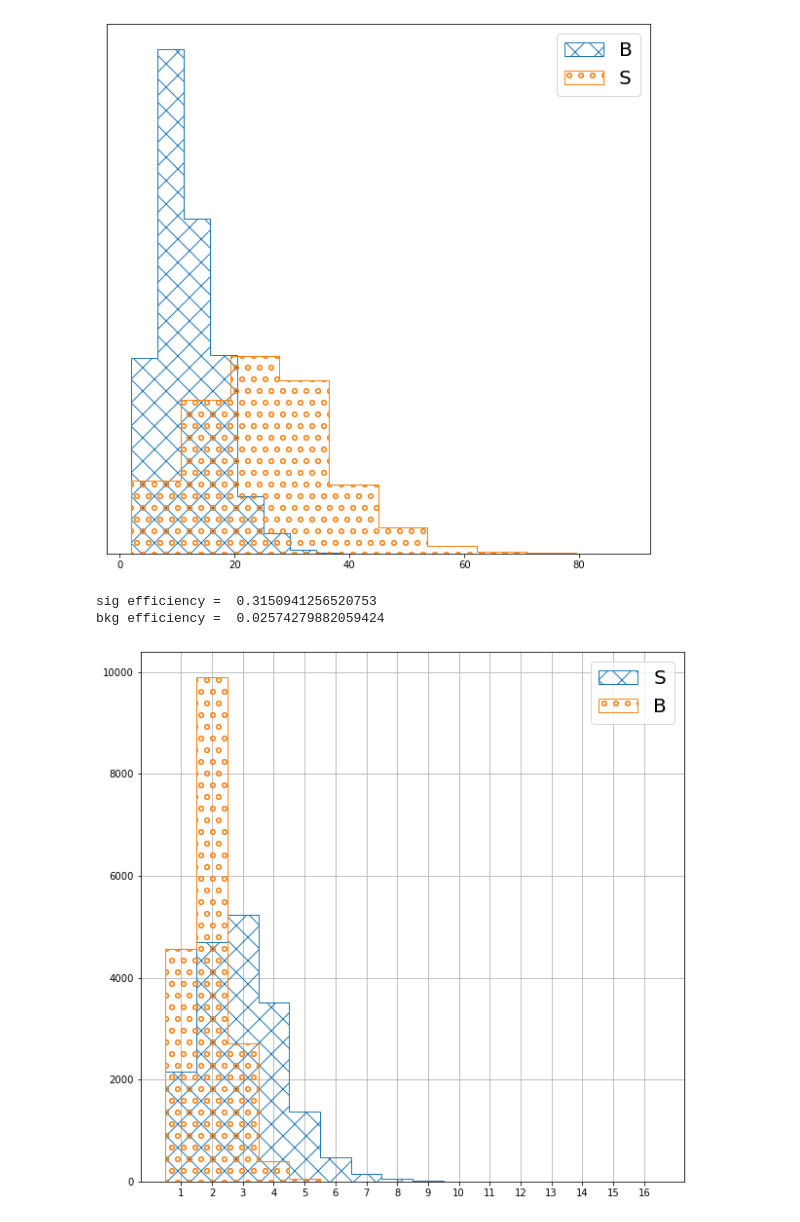
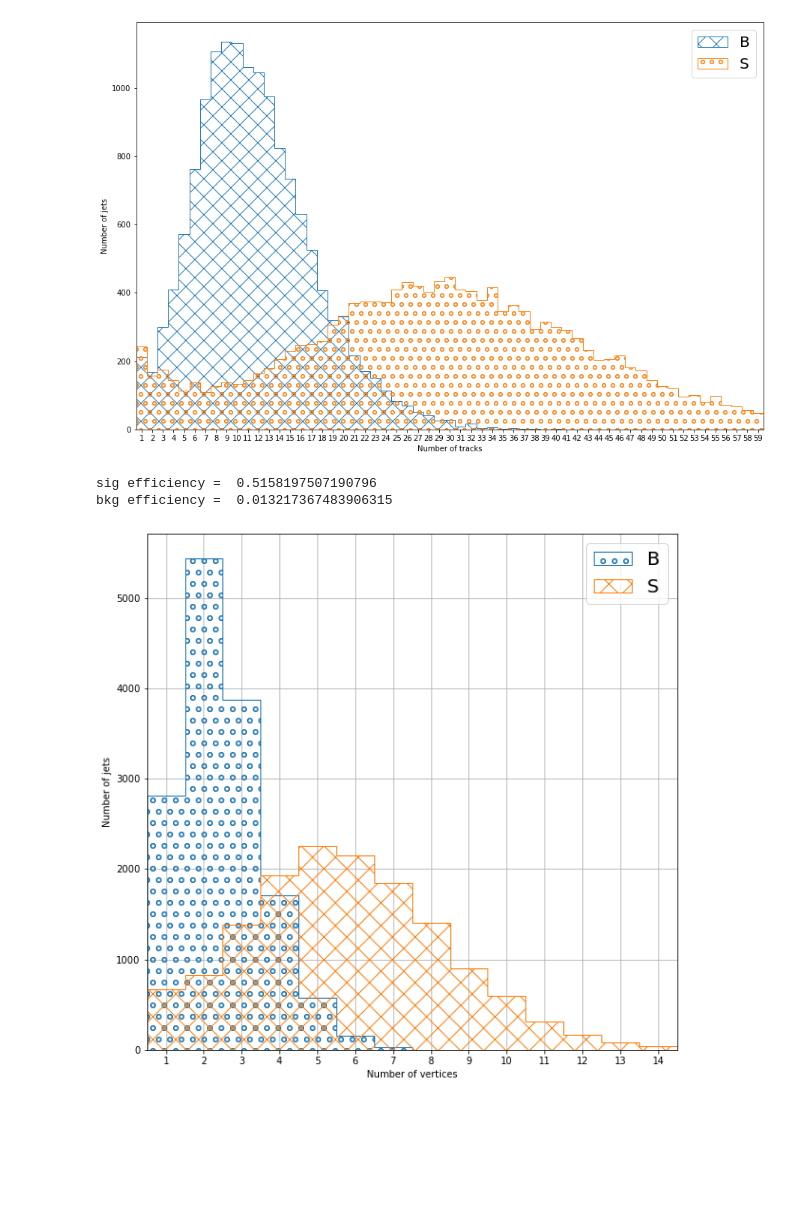
Before and after one commit to noamwunch/displaced_tracks, a Jupyter notebook: RAVE.ipynb, the cells around one changed output. Drawn from its saved outputs; the diff is of its cells as text; code cells hidden in the pictures; blank space fills up the shorter version.

Commit message:
rave graphs

```diff
--- a/RAVE.ipynb
+++ b/RAVE.ipynb
@@ -4,8 +4,9 @@ import numpy as np
 import matplotlib.pyplot as plt
 import pandas as pd
 
-from Functions.Preprocess import events_to_df_vert, events_to_df_vert1, scale_shift_feats, for_nn
+from Functions.Preprocess import events_to_df_vert, scale_shift_feats, for_nn
 from Functions.Models import cnn, lstm, lstm_big, train
 from Functions.Compare import compareAB
-analysis_path = "Analysis/RAVE/"
+analysis_path = "Analysis/Rave/"
+data_path = "Data/Rave/"
 # %% [output]
@@ -46,28 +65,62 @@ B.head()
 # %%
 # Track multiplicity
+fname = "track_multiplicity"
+vertex = 'event' # 'event' or 'jet'
+x_max = 60
+bins = np.arange(0.5,x_max+0.5,1)
+ticks =np.arange(1,x_max);
+cutoff = 3
+
+if vertex == 'event':
+    B = B_event.copy()
+    S = S_event.copy()
+elif vertex == 'jet':
+    B = B_jet.copy()
+    S = S_jet.copy()
+
 B['mult'] = B.track_PT.map(lambda x: len(x))
 S['mult'] = S.track_PT.map(lambda x: len(x))
-plt.hist(B.mult, histtype="step",hatch="x", density=True, );
-plt.hist(S.mult, histtype="step",hatch="o", density=True);
+plt.hist(B.mult, histtype="step",hatch="x", bins=bins);
+plt.hist(S.mult, histtype="step",hatch="o", bins=bins);
 plt.legend(["B","S"],fontsize=20)
-plt.yticks([])
-plt.gcf().set_size_inches(10,10)
+plt.xticks(ticks)
+plt.xlim([0.5,x_max-0.5])
+plt.ylabel("Number of jets")
+plt.xlabel("Number of tracks")
+plt.gcf().set_size_inches(15,10)
+plt.savefig(fname=analysis_path+fname+".pdf", format='pdf')
+plt.savefig(fname=analysis_path+fname+".svg", format='svg')
 # %% [output]
-[figure, old version]
+[figure, new version]
 # %%
 # Number of vertices per jet
-max = 17
-cutoff = 3
-bins = np.arange(0.5,max+0.5,1)
-ticks =np.arange(1,max);
-S.n_vert.hist(bins=bins,histtype="step",hatch="x")
-B.n_vert.hist(bins=bins,histtype="step",hatch="o")
-plt.legend(["S","B"], fontsize=20)
+fname = "event_vertices_per_jet"
+vertex = 'event' # 'event' or 'jet'
+x_max = 15
+bins = np.arange(0.5,x_max+0.5,1)
+ticks =np.arange(1,x_max);
+cutoff = 5
+
+if vertex == 'event':
+    B = B_event.copy()
+    S = S_event.copy()
+elif vertex == 'jet':
+    B = B_jet.copy()
+    S = S_jet.copy()
+
+B.vert_mult.hist(bins=bins,histtype="step",hatch="o")
+S.vert_mult.hist(bins=bins,histtype="step",hatch="x")
+plt.legend(["B","S"], fontsize=20)
 plt.xticks(ticks)
 plt.gcf().set_size_inches(10,10)
-print("sig efficiency = ", S.n_vert[S.n_vert>cutoff].shape[0]/S.shape[0])
-print("bkg efficiency = ", B.n_vert[B.n_vert>cutoff].shape[0]/B.shape[0])
+plt.ylabel("Number of jets")
+plt.xlabel("Number of vertices")
+plt.xlim([0.5,x_max-0.5])
+print("sig efficiency = ", S.vert_mult[S.vert_mult>cutoff].shape[0]/S.shape[0])
+print("bkg efficiency = ", B.vert_mult[B.vert_mult>cutoff].shape[0]/B.shape[0])
+plt.savefig(fname=analysis_path+fname+".pdf", format='pdf')
+plt.savefig(fname=analysis_path+fname+".svg", format='svg')
 # %% [output]
-sig efficiency =  0.3150941256520753
-bkg efficiency =  0.02574279882059424
+sig efficiency =  0.5158197507190796
+bkg efficiency =  0.013217367483906315
-[figure, old version]
+[figure, new version]
```
Also changed, not shown: parts of 26 cells of this notebook, 32 other files.
